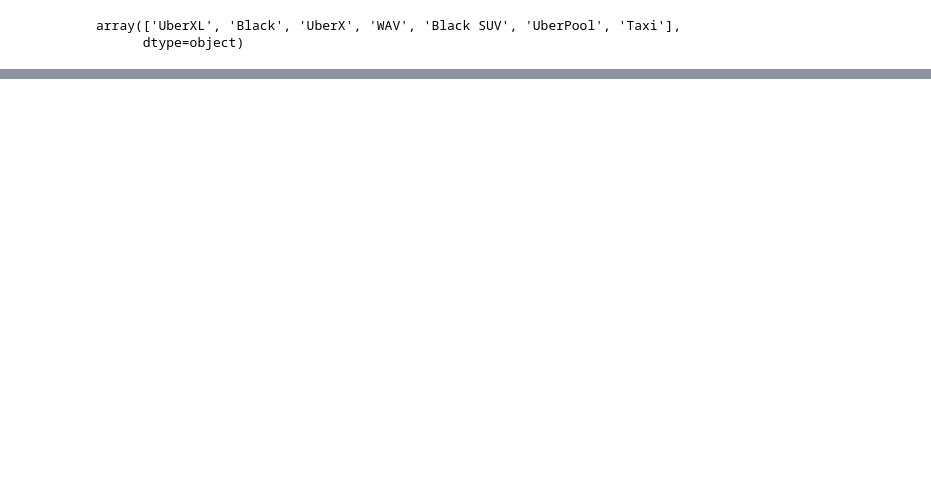
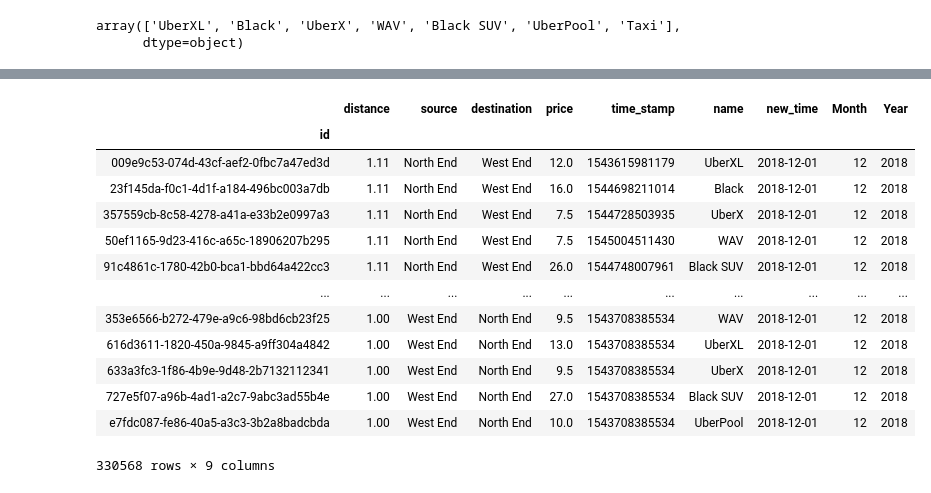
Before and after one commit to omotoyosi-odele/ETLproject, a Jupyter notebook: uber_data.ipynb, the cells around one changed output, grey strips where cells are left out. Cells and saved outputs as stored; diff of their text form; code cells hidden in the pictures; blank space fills up the shorter version.

```diff
--- a/uber_data.ipynb
+++ b/uber_data.ipynb
@@ -26,6 +28,9 @@ uber_rides_data["name"].unique()
 array(['UberXL', 'Black', 'UberX', 'WAV', 'Black SUV', 'UberPool', 'Taxi'],
       dtype=object)
 # %%
-uber_rides = uber_rides_data[["distance", "source", "destination", "price", "time_stamp", "name"]]
-uber_rides
+uber_rides = uber_rides_data[["id", "distance", "source", "destination", "price", "time_stamp", "name"]]
+uber_rides.dropna(inplace = True)
+uber_rides.set_index("id", inplace = True)
+uber_rides.head()
+uber_rides.to_csv("uber_rides.csv")
 # %% [output]
@@ -44,0 +109,11 @@ uber_rides
+# %%
+import datetime
+time_stamp = uber_rides["time_stamp"]
+
+
+for timestamp in time_stamp:
+     new_time = str(datetime.datetime.fromtimestamp(timestamp/1000).strftime('%Y-%m-%d'))
+
+print(new_time)
+uber_rides["new_time"] = new_time
+uber_rides.head()
@@ -44,0 +134,14 @@ uber_rides
+# %%
+uber_date = uber_rides["new_time"]
+uber_year = []
+uber_month = []
+
+for uber_day in uber_date.tolist():
+    split_uber_date = uber_day.split("-")
+    uber_month.append(split_uber_date[1])
+    uber_year.append(split_uber_date[0])
+
+
+uber_rides["Month"] = uber_month
+uber_rides["Year"] = uber_year
+uber_rides.head()
@@ -44,0 +166,18 @@ uber_rides
+# %%
+dec18_rides = uber_rides.loc[(uber_rides["Month"] == "12") & (uber_rides["Year"] == "2018")]
+dec18_rides
+# %% [output]
+|  | distance | source | destination | price | time_stamp | name | new_time | Month | Year |
+| id |  |  |  |  |  |  |  |  |  |
+| 009e9c53-074d-43cf-aef2-0fbc7a47ed3d | 1.11 | North End | West End | 12.0 | 1543615981179 | UberXL | 2018-12-01 | 12 | 2018 |
+| 23f145da-f0c1-4d1f-a184-496bc003a7db | 1.11 | North End | West End | 16.0 | 1544698211014 | Black | 2018-12-01 | 12 | 2018 |
+| 357559cb-8c58-4278-a41a-e33b2e0997a3 | 1.11 | North End | West End | 7.5 | 1544728503935 | UberX | 2018-12-01 | 12 | 2018 |
+| 50ef1165-9d23-416c-a65c-18906207b295 | 1.11 | North End | West End | 7.5 | 1545004511430 | WAV | 2018-12-01 | 12 | 2018 |
+| 91c4861c-1780-42b0-bca1-bbd64a422cc3 | 1.11 | North End | West End | 26.0 | 1544748007961 | Black SUV | 2018-12-01 | 12 | 2018 |
+| ... | ... | ... | ... | ... | ... | ... | ... | ... | ... |
+| 353e6566-b272-479e-a9c6-98bd6cb23f25 | 1.00 | West End | North End | 9.5 | 1543708385534 | WAV | 2018-12-01 | 12 | 2018 |
+| 616d3611-1820-450a-9845-a9ff304a4842 | 1.00 | West End | North End | 13.0 | 1543708385534 | UberXL | 2018-12-01 | 12 | 2018 |
+| 633a3fc3-1f86-4b9e-9d48-2b7132112341 | 1.00 | West End | North End | 9.5 | 1543708385534 | UberX | 2018-12-01 | 12 | 2018 |
+| 727e5f07-a96b-4ad1-a2c7-9abc3ad55b4e | 1.00 | West End | North End | 27.0 | 1543708385534 | Black SUV | 2018-12-01 | 12 | 2018 |
+| e7fdc087-fe86-40a5-a3c3-3b2a8badcbda | 1.00 | West End | North End | 10.0 | 1543708385534 | UberPool | 2018-12-01 | 12 | 2018 |
+330568 rows × 9 columns
```
Also changed, not shown: parts of 12 cells of this notebook, 1 other file.
